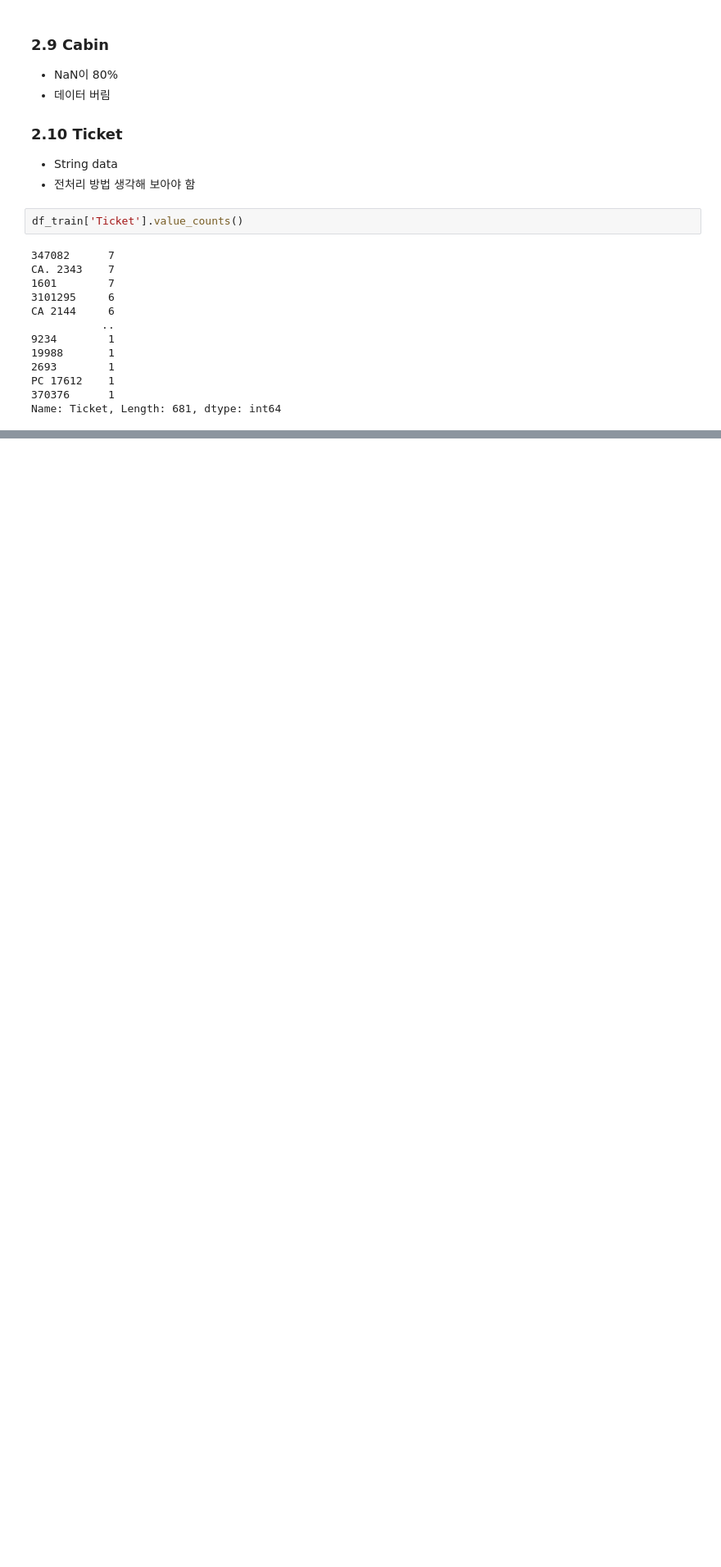
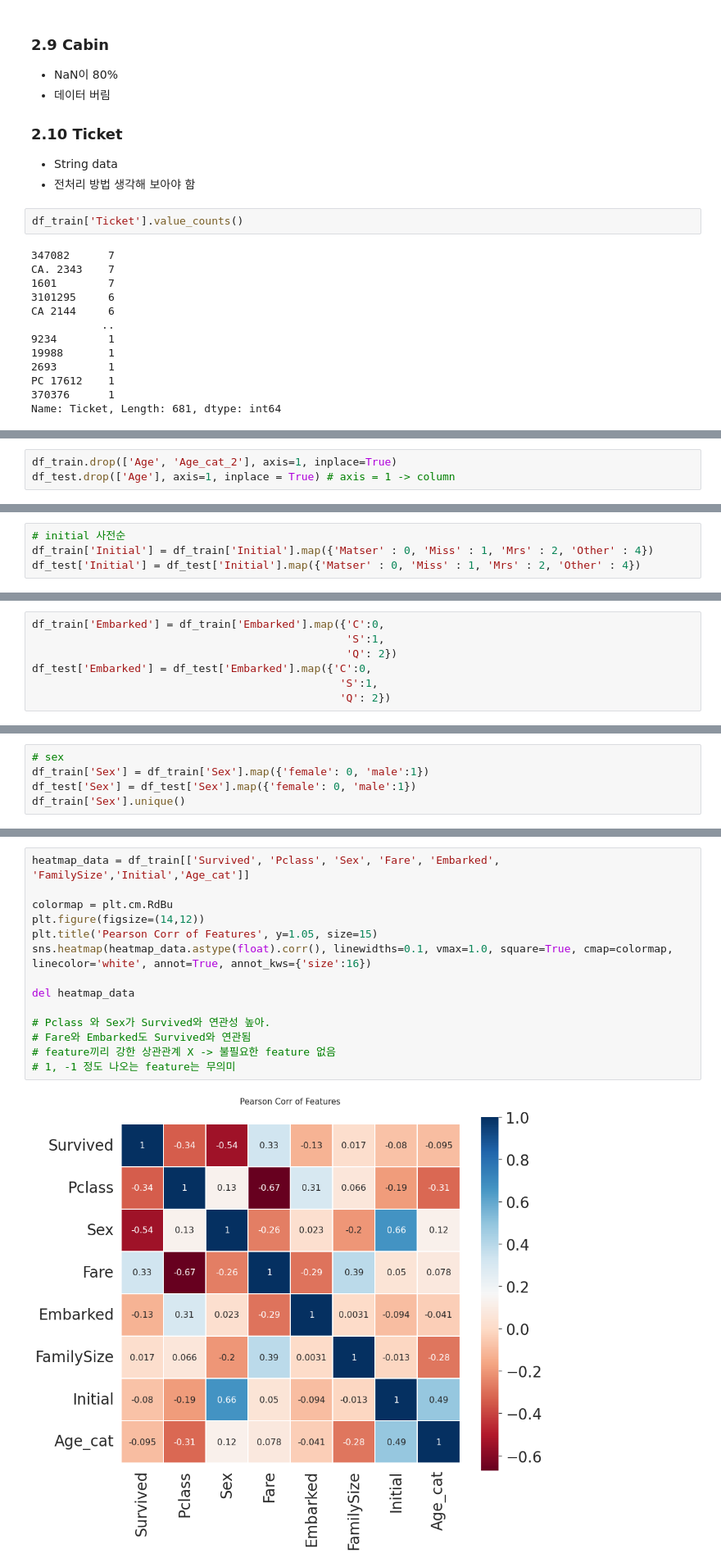
Before and after one commit to twinklesu/kaggleTranscription, a Jupyter notebook: titanic.ipynb, the cells around one changed output, grey strips where cells are left out. Shown at 82% size. Drawn from its saved outputs; the diff is of its cells as text; blank space fills up the shorter version.

```diff
--- a/titanic.ipynb
+++ b/titanic.ipynb
@@ -461,0 +587,3 @@ Name: Ticket, Length: 681, dtype: int64
+# %%
+df_train.drop(['Age', 'Age_cat_2'], axis=1, inplace=True)
+df_test.drop(['Age'], axis=1, inplace = True) # axis = 1 -> column
@@ -461,0 +593,4 @@ Name: Ticket, Length: 681, dtype: int64
+# %%
+# initial 사전순
+df_train['Initial'] = df_train['Initial'].map({'Matser' : 0, 'Miss' : 1, 'Mrs' : 2, 'Other' : 4})
+df_test['Initial'] = df_test['Initial'].map({'Matser' : 0, 'Miss' : 1, 'Mrs' : 2, 'Other' : 4})
@@ -461,0 +602,7 @@ Name: Ticket, Length: 681, dtype: int64
+# %%
+df_train['Embarked'] = df_train['Embarked'].map({'C':0,
+                                                 'S':1,
+                                                 'Q': 2})
+df_test['Embarked'] = df_test['Embarked'].map({'C':0,
+                                                'S':1,
+                                                'Q': 2})
@@ -461,0 +617,5 @@ Name: Ticket, Length: 681, dtype: int64
+# %%
+# sex
+df_train['Sex'] = df_train['Sex'].map({'female': 0, 'male':1})
+df_test['Sex'] = df_test['Sex'].map({'female': 0, 'male':1})
+df_train['Sex'].unique()
@@ -461,0 +629,16 @@ Name: Ticket, Length: 681, dtype: int64
+# %%
+heatmap_data = df_train[['Survived', 'Pclass', 'Sex', 'Fare', 'Embarked', 'FamilySize','Initial','Age_cat']]
+
+colormap = plt.cm.RdBu
+plt.figure(figsize=(14,12))
+plt.title('Pearson Corr of Features', y=1.05, size=15)
+sns.heatmap(heatmap_data.astype(float).corr(), linewidths=0.1, vmax=1.0, square=True, cmap=colormap, linecolor='white', annot=True, annot_kws={'size':16})
+
+del heatmap_data
+
+# Pclass 와 Sex가 Survived와 연관성 높아.
+# Fare와 Embarked도 Survived와 연관됨
+# feature끼리 강한 상관관계 X -> 불필요한 feature 없음
+# 1, -1 정도 나오는 feature는 무의미
+# %% [output]
+[figure, added]
```
Also changed, not shown: parts of 45 cells of this notebook.
